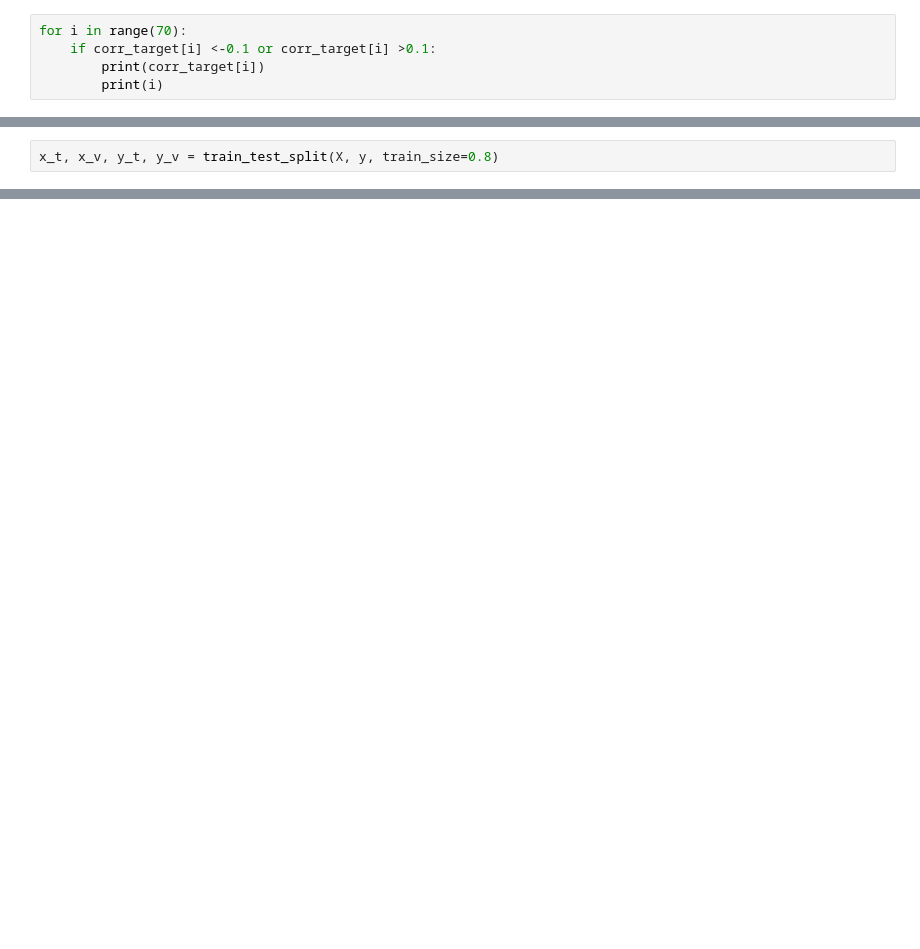
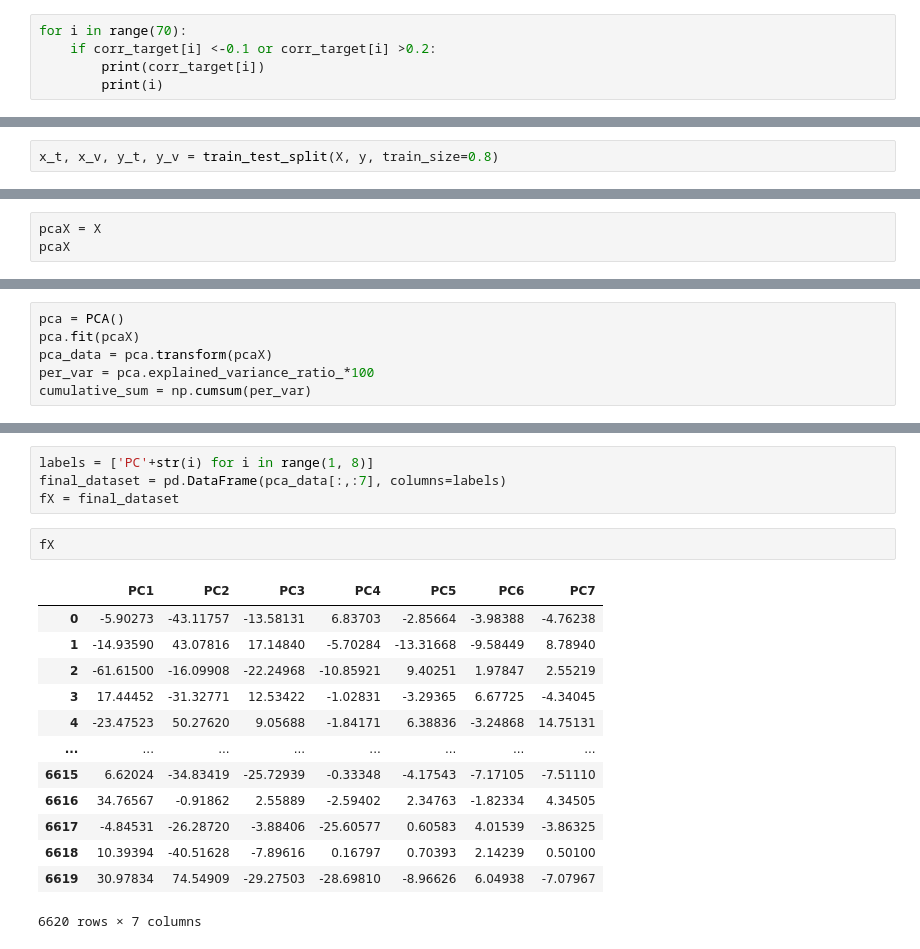
Before and after one commit to AlexCasamitjana/Predicting-Profitable-Customer-Segments, a Jupyter notebook: APC_Kaggle_Alex_Casamitjana.ipynb, the cells around one changed output, grey strips where cells are left out. Saved outputs shown, nothing was run; the diff lists cells and outputs as text; blank space fills up the shorter version.

```diff
--- a/APC_Kaggle_Alex_Casamitjana.ipynb
+++ b/APC_Kaggle_Alex_Casamitjana.ipynb
@@ -48,6 +99,6 @@ corr_target
 # %%
 for i in range(70):
-    if corr_target[i] <-0.1 or corr_target[i] >0.1:
+    if corr_target[i] <-0.1 or corr_target[i] >0.2:
         print(corr_target[i])
         print(i)
 # %% [output]
@@ -123,0 +192,3 @@ Score of Histogram-based Gradient Boosting Regression Tree:  0.5823262839879154
+# %%
+pcaX = X
+pcaX
@@ -123,0 +224,6 @@ Score of Histogram-based Gradient Boosting Regression Tree:  0.5823262839879154
+# %%
+pca = PCA()
+pca.fit(pcaX)
+pca_data = pca.transform(pcaX)
+per_var = pca.explained_variance_ratio_*100
+cumulative_sum = np.cumsum(per_var)
@@ -123,0 +274,20 @@ Score of Histogram-based Gradient Boosting Regression Tree:  0.5823262839879154
+# %%
+labels = ['PC'+str(i) for i in range(1, 8)]
+final_dataset = pd.DataFrame(pca_data[:,:7], columns=labels)
+fX = final_dataset
+# %%
+fX
+# %% [output]
+|  | PC1 | PC2 | PC3 | PC4 | PC5 | PC6 | PC7 |
+| 0 | -5.90273 | -43.11757 | -13.58131 | 6.83703 | -2.85664 | -3.98388 | -4.76238 |
+| 1 | -14.93590 | 43.07816 | 17.14840 | -5.70284 | -13.31668 | -9.58449 | 8.78940 |
+| 2 | -61.61500 | -16.09908 | -22.24968 | -10.85921 | 9.40251 | 1.97847 | 2.55219 |
+| 3 | 17.44452 | -31.32771 | 12.53422 | -1.02831 | -3.29365 | 6.67725 | -4.34045 |
+| 4 | -23.47523 | 50.27620 | 9.05688 | -1.84171 | 6.38836 | -3.24868 | 14.75131 |
+| ... | ... | ... | ... | ... | ... | ... | ... |
+| 6615 | 6.62024 | -34.83419 | -25.72939 | -0.33348 | -4.17543 | -7.17105 | -7.51110 |
+| 6616 | 34.76567 | -0.91862 | 2.55889 | -2.59402 | 2.34763 | -1.82334 | 4.34505 |
+| 6617 | -4.84531 | -26.28720 | -3.88406 | -25.60577 | 0.60583 | 4.01539 | -3.86325 |
+| 6618 | 10.39394 | -40.51628 | -7.89616 | 0.16797 | 0.70393 | 2.14239 | 0.50100 |
+| 6619 | 30.97834 | 74.54909 | -29.27503 | -28.69810 | -8.96626 | 6.04938 | -7.07967 |
+6620 rows × 7 columns
```
Also changed, not shown: parts of 25 cells of this notebook.
